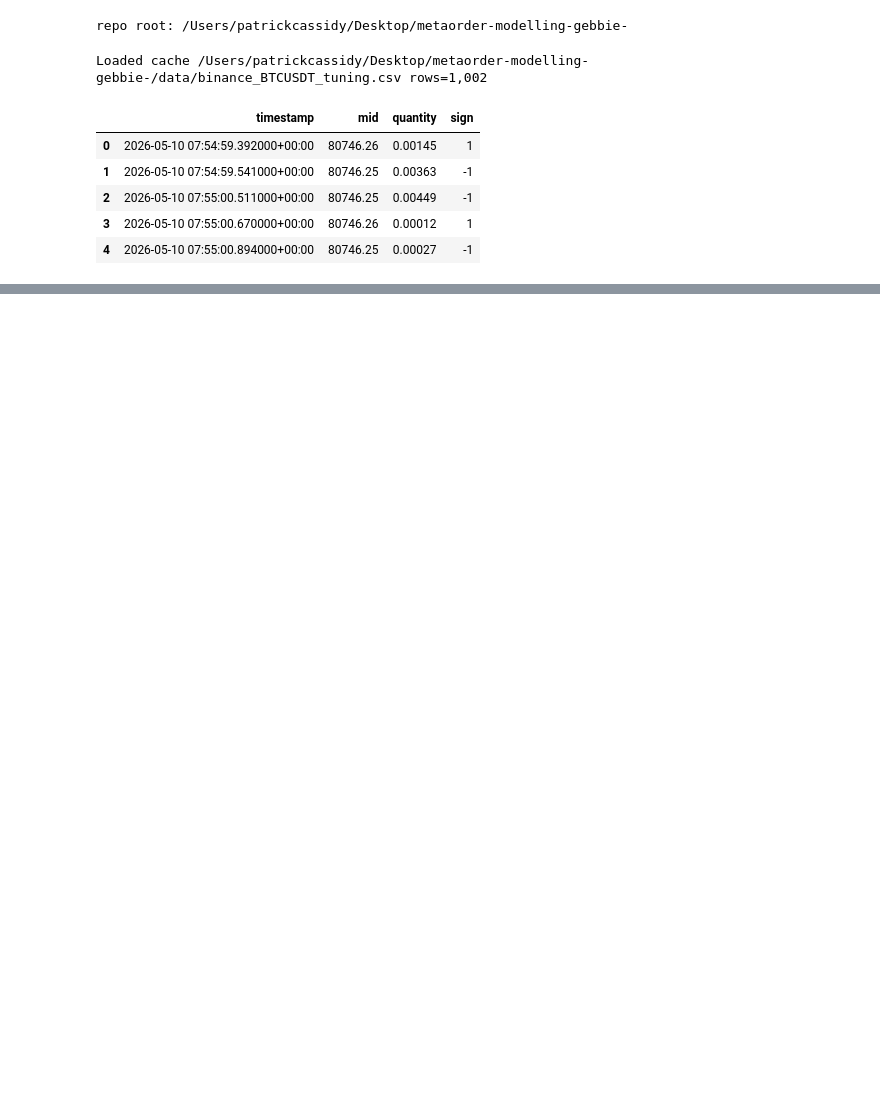
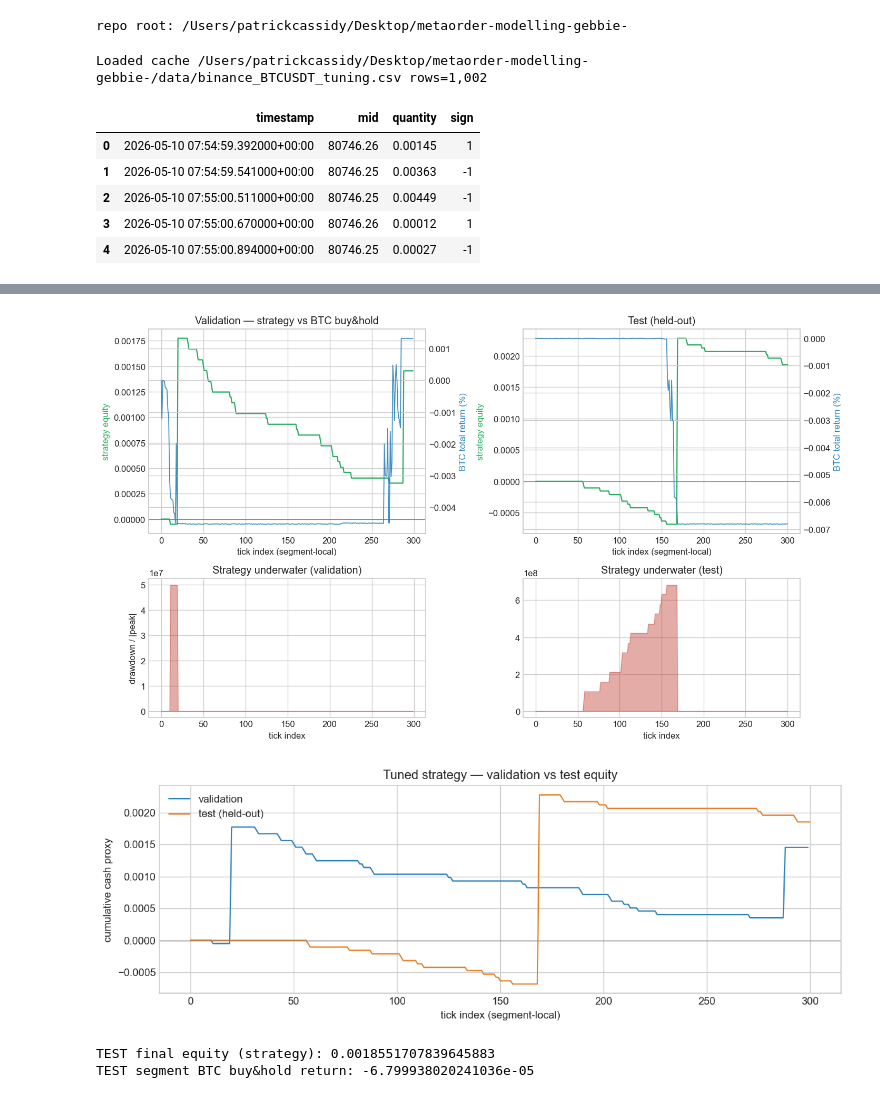
Before and after one commit to patrickacassidyau-lab/metaorder-modelling-gebbie-, a Jupyter notebook: notebooks/metaorder_tuning_report_executed.ipynb, the cells around one changed output, grey strips where cells are left out. Drawn from its saved outputs; the diff is of its cells as text; code cells hidden in the pictures; blank space fills up the shorter version.

```diff
--- a/notebooks/metaorder_tuning_report_executed.ipynb
+++ b/notebooks/metaorder_tuning_report_executed.ipynb
@@ -242,0 +271,75 @@ If **test** equity is negative while validation looked good, treat it as **overf
+# %%
+from metaorder_signal.empirical.benchmarks import (
+    buy_and_hold_cumulative_return,
+    equity_drawdown_series,
+)
+
+bcfg = BacktestConfig(half_spread_frac=result.best_config["half_spread"])
+scfg = SignalConfig(
+    p_min=result.best_config["p_min"],
+    phi_entry=result.best_config["phi_entry"],
+    rho_max=result.best_config["rho_max"],
+    n_min=int(result.best_config["n_min"]),
+    phi_exit=result.best_config["phi_exit"],
+    s_max=result.best_config["s_max"],
+    kappa_cost=result.best_config["kappa"],
+)
+
+out_val = run_event_backtest(val, structural, scfg, bcfg)
+out_test = run_event_backtest(tst, structural, scfg, bcfg)
+
+strat_v = out_val["equity"].to_numpy(dtype=float)
+strat_t = out_test["equity"].to_numpy(dtype=float)
+bh_v = buy_and_hold_cumulative_return(val["mid"])
+bh_t = buy_and_hold_cumulative_return(tst["mid"])
+
+fig, axes = plt.subplots(2, 2, figsize=(12, 7), gridspec_kw={"height_ratios": [1.15, 0.78]})
+
+for ax_top, strat, bh, title in (
+    (axes[0, 0], strat_v, bh_v, "Validation — strategy vs BTC buy&hold"),
+    (axes[0, 1], strat_t, bh_t, "Test (held-out)"),
+):
+    xv = np.arange(len(strat))
+    ax_top.plot(xv, strat, color="#27ae60", lw=1.35, label="strategy cash proxy")
+    ax2 = ax_top.twinx()
+    ax2.plot(xv, bh * 100.0, color="#2980b9", lw=1.05, alpha=0.88, label="BTC B&H %")
+    ax_top.axhline(0, color="gray", lw=0.65)
+    ax_top.set_title(title)
+    ax_top.set_xlabel("tick index (segment-local)")
+    ax_top.set_ylabel("strategy equity", color="#27ae60")
+    ax2.set_ylabel("BTC total return (%)", color="#2980b9")
+
+dd_v = equity_drawdown_series(strat_v)
+dd_t = equity_drawdown_series(strat_t)
+axes[1, 0].fill_between(np.arange(len(dd_v)), dd_v, color="#c0392b", alpha=0.42)
+axes[1, 0].set_title("Strategy underwater (validation)")
+axes[1, 0].set_xlabel("tick index")
+axes[1, 0].set_ylabel("drawdown / |peak|")
+
+axes[1, 1].fill_between(np.arange(len(dd_t)), dd_t, color="#c0392b", alpha=0.42)
+axes[1, 1].set_title("Strategy underwater (test)")
+axes[1, 1].set_xlabel("tick index")
+
+plt.tight_layout()
+plt.savefig(REPO / "notebooks" / "fig_equity_benchmark_dd.png", dpi=165)
+plt.show()
+
+fig2, ax = plt.subplots(figsize=(10, 3.6))
+ax.plot(strat_v, label="validation", color="#2980b9", lw=1.2)
+ax.plot(strat_t, label="test (held-out)", color="#e67e22", lw=1.2)
+ax.axhline(0, color="gray", lw=0.75)
+ax.legend()
+ax.set_title("Tuned strategy — validation vs test equity")
+ax.set_xlabel("tick index (segment-local)")
+ax.set_ylabel("cumulative cash proxy")
+plt.tight_layout()
+plt.savefig(REPO / "notebooks" / "fig_equity_val_vs_test.png", dpi=160)
+plt.show()
+
+print("TEST final equity (strategy):", float(strat_t[-1]))
+print("TEST segment BTC buy&hold return:", float(bh_t[-1]))
+# %% [output]
+[figure, added]
+[figure, added]
+TEST final equity (strategy): 0.0018551707839645883
+TEST segment BTC buy&hold return: -6.799938020241036e-05
```
Also changed, not shown: parts of 23 cells of this notebook, 14 other files.
